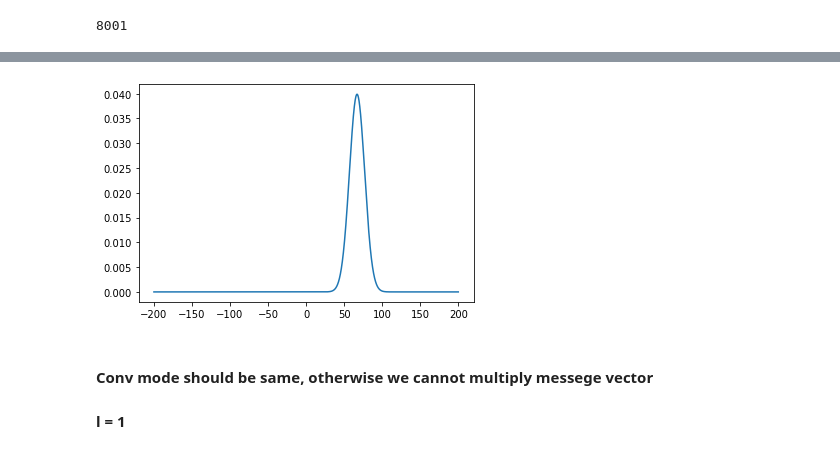
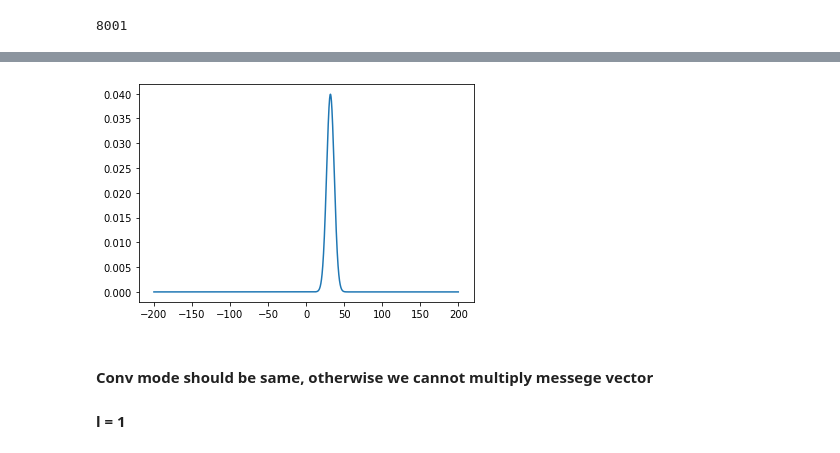
Before and after one commit to abhishek-jana/LDLC, a Jupyter notebook: decoder.ipynb, the cells around one changed output, grey strips where cells are left out. Cells and saved outputs as stored; diff of their text form; code cells hidden in the pictures.

```diff
--- a/decoder.ipynb
+++ b/decoder.ipynb
@@ -160,7 +162,7 @@ SyntaxError: invalid syntax (<ipython-input-25-454497283e23>, line 1)
 # %%
-plt.plot(x_input,message(x_input,1));
+plt.plot(x_input,message(x_input/0.5,1));
 # %% [output]
-[figure, old version]
+[figure, new version]
 # %% [markdown]
 #### Conv mode should be same, otherwise we cannot multiply messege vector
 #### l = 1
```
Also changed, not shown: parts of 13 cells of this notebook, 1 other file.
